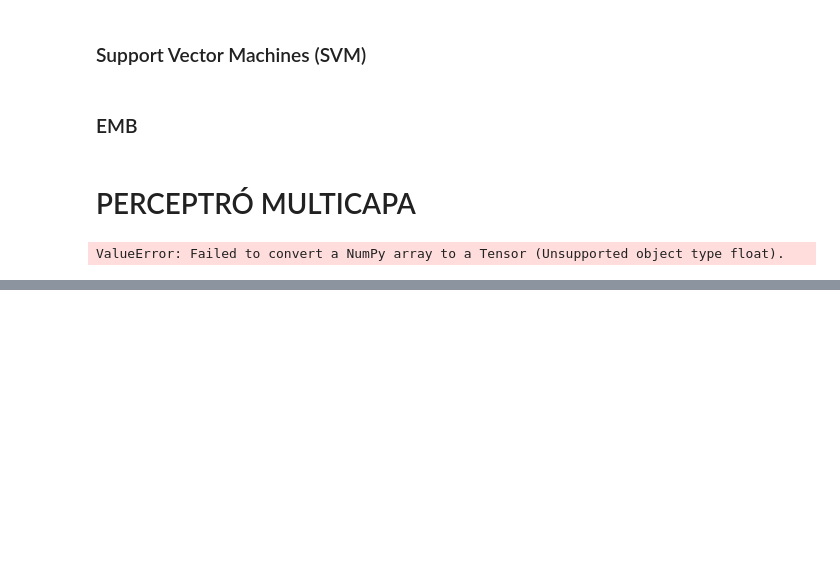
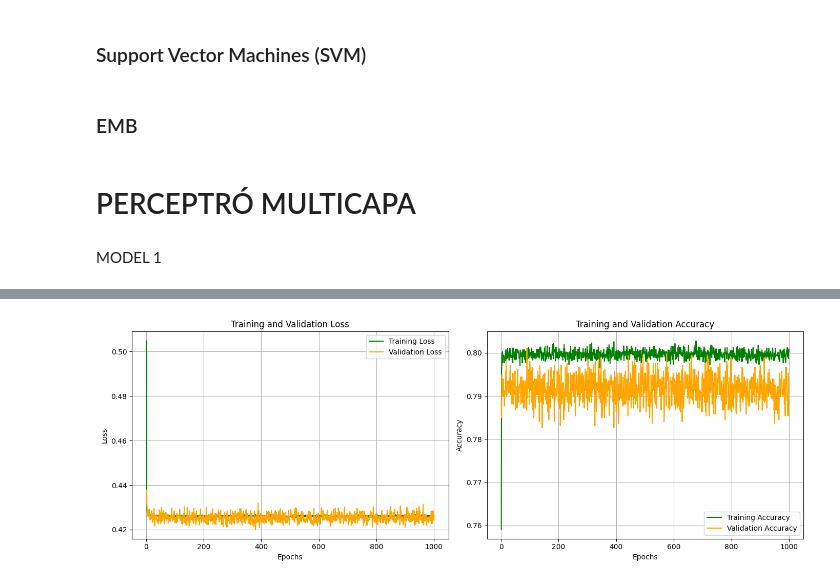
Before and after one commit to annacp04/Perceptro-multicapa, a Jupyter notebook: practica_xndl.ipynb, the cells around one changed output, grey strips where cells are left out. Cells and saved outputs as stored; diff of their text form; code cells hidden in the pictures; blank space fills up the shorter version.

```diff
--- a/practica_xndl.ipynb
+++ b/practica_xndl.ipynb
@@ -813,46 +815,57 @@ def plot_curves(history):
 
   plt.show()
 # %%
+from sklearn.preprocessing import LabelEncoder
+from sklearn.metrics import precision_recall_fscore_support
+from sklearn.metrics import f1_score, recall_score, accuracy_score, precision_score
+from tensorflow.keras.models import Sequential
+from tensorflow.keras.layers import Dense
+from tensorflow.keras.optimizers import Adam
 
-# Load dataset
-X = data.copy()
-X = X.drop('RainTomorrow', axis=1)
-y = data['RainTomorrow']
+def entrenament_perceptro(data):
+    X_train, X_test, y_train, y_test = particio_dades(data)
 
-categoriques = X.select_dtypes(include=['category', 'object']).columns.tolist()
-X = X.select_dtypes(exclude=['category', 'object'])
-X_train, X_test, y_train, y_test = train_test_split(X, y, test_size=0.3, random_state=42)
-X_train = X_train.astype('float32')
-X_test = X_test.astype('float32')
+    # Codificar y_train y y_test justo después de la partición
+    encoder = LabelEncoder()
+    y_train_encoded = encoder.fit_transform(y_train)
+    y_test_encoded = encoder.transform(y_test)
 
-# Standardize features with StandardScaler
-scaler = StandardScaler()
-X_train_scaled = scaler.fit_transform(X_train)
-X_test_scaled = scaler.transform(X_test)
+    numeriques = X_train.select_dtypes(include=['float64', 'int64']).columns.tolist()
+    categoriques = X_train.select_dtypes(include=['category', 'object']).columns.tolist()
 
-# Define the model
-model = Sequential([
-    Dense(2, activation='softmax')
-])
+    X_train_encoded, X_test_encoded = recodificacio_one_hot(X_train, X_test, categoriques, numeriques)
 
-# Define the optimizer and learning rate
-learning_rate = 0.001
-optimizer = Adam(learning_rate=learning_rate)
+    X_train_norm, X_test_norm = normalitzacio_standard(X_train_encoded, X_test_encoded)
 
-# Compile the model
-model.compile(optimizer=optimizer, loss='sparse_categorical_crossentropy', metrics=['accuracy'])
+    X_train_imputed, X_test_imputed = imputacio_knn(X_train_norm, X_test_norm)
 
-# Train the model
-num_epochs = 1000
-batch_size = 16
-history = model.fit(X_train_scaled, y_train, epochs=num_epochs, batch_size=batch_size, validation_split=0.1, verbose=2)
+    # Define the model
+    model = Sequential([
+        Dense(2, activation='softmax')
+    ])
+    learning_rate = 0.001
+    optimizer = Adam(learning_rate=learning_rate)
 
-# Evaluate the model
-loss, accuracy = model.evaluate(X_test_scaled, y_test)
-print("Test Loss:", loss)
-print("Test Accuracy:", accuracy)
+    # Compile the model
+    model.compile(optimizer=optimizer, loss='sparse_categorical_crossentropy', metrics=['accuracy'])
 
-# Plot leaning curves
-plot_curves(history)
+    # Train the model
+    num_epochs = 1000
+    batch_size = 16
+    history = model.fit(X_train_imputed, y_train_encoded, epochs=num_epochs, batch_size=batch_size, validation_split=0.1, verbose=2)
+
+    # Evaluate the model
+    loss, accuracy = model.evaluate(X_test_imputed, y_test_encoded)
+    print("Test Loss:", loss)
+    print("Test Accuracy:", accuracy)
+
+    # Plot leaning curves
+    plot_curves(history)
+
+    # FALTA POSAR LES MÈTRIQUES
-# %% [output]
-ValueError: Failed to convert a NumPy array to a Tensor (Unsupported object type float).
+# %% [markdown]
+MODEL 1
+# %%
+datos = data.copy()
+entrenament_perceptro(datos)
+# %% [output]
@@ -858,0 +889 @@ ValueError: Failed to convert a NumPy array to a Tensor (Unsupported object type
+[figure, added]
```
Also changed, not shown: parts of 8 cells of this notebook.
